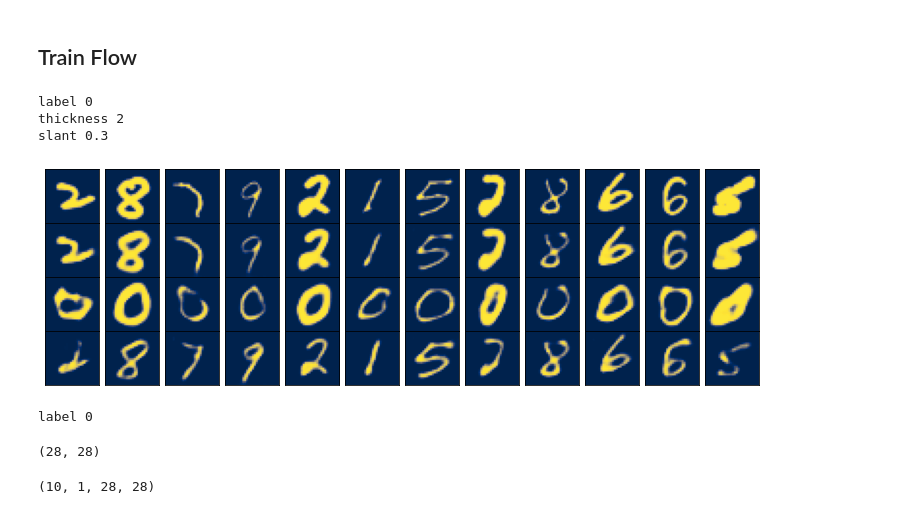
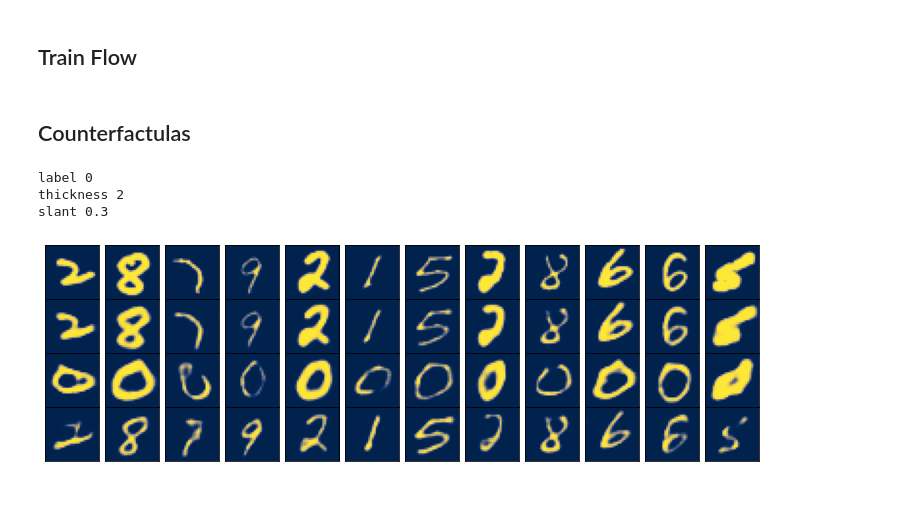
Before and after one commit to jessicabohm/macaw-2D, a Jupyter notebook: MorphoMNIST.ipynb, the cells around one changed output. Drawn from its saved outputs; the diff is of its cells as text; code cells hidden in the pictures.

Commit message:
MMNIST experiments added

```diff
--- a/MorphoMNIST.ipynb
+++ b/MorphoMNIST.ipynb
@@ -68,7 +37,6 @@ class EarlyStopper:
 ## Train AE
 # %%
 encoded_dim = 32
-macaw_dim = 32
 
-automacaw_model = automacaw_mmnist(encoded_dim, macaw_dim)
+model = mmnist(encoded_dim)
 losses = {'mse_train_loss':[],'mse_val_loss':[],'nll_train_loss':[],'nll_val_loss':[]}
@@ -75,9 +45,9 @@ losses = {'mse_train_loss':[],'mse_val_loss':[],'nll_train_loss':[],'nll_val_los
 # %%
 early_stopper = EarlyStopper(patience=3, min_delta=0.00005)
 
-for epoch in (pbar := tqdm(range(100))):
-    mse_train_loss = automacaw_model.train_ae(train_loader, lr=0.001)
-    mse_val_loss = automacaw_model.test_MSE(val_loader)
+for epoch in (pbar := tqdm(range(500))):
+    mse_train_loss = model.train_ae(train_loader, lr=0.001)
+    mse_val_loss = model.test_MSE(val_loader)
 
     losses['mse_train_loss'].append(mse_train_loss)
     losses['mse_val_loss'].append(mse_val_loss)
@@ -85,8 +55,4 @@ for epoch in (pbar := tqdm(range(100))):
     if early_stopper.early_stop(mse_val_loss):
         break
 
-#     clear_output()
-#     fig = automacaw_model.plot_ae_outputs(val_loader)
-
     pbar.set_description(f"mse_train: {mse_train_loss:.6f}, mse_val: {losses['mse_val_loss'][-1]:.6f}")
-#     display(fig)
@@ -102,30 +66,16 @@ plt.ylim([0,0.05])
 # %% [markdown]
 ## Train Flow
-# %%
-automacaw_model.macaw = automacaw_model._init_macaw()
-losses['nll_train_loss'] = []
-losses['nll_val_loss'] = []
 # %%
 early_stopper = EarlyStopper(patience=3, min_delta=0.1)
 
 for epoch in (pbar := tqdm(range(300))):
-    nll_train_loss = automacaw_model.train_macaw(train_loader, lr=0.0001)
-    nll_val_loss = automacaw_model.test_likelihood(val_loader)
+    nll_train_loss = model.train_macaw(train_loader, lr=0.0001)
+    nll_val_loss = model.test_likelihood(val_loader)
 
     losses['nll_train_loss'].append(nll_train_loss)
     losses['nll_val_loss'].append(nll_val_loss)
 
-#     clear_output()
-#     fig = cf_test(automacaw_model,val_loader)
-
-#     print(f"nll_train: {nll_train_loss:.3f}, nll_val: {losses['nll_val_loss'][-1]:.3f}")
-#     display(fig)
-
-    pbar.set_description(f"nll_train: {nll_train_loss:.3f}, nll_val: {losses['nll_val_loss'][-1]:.3f}")
-
-
     if early_stopper.early_stop(nll_val_loss):
         break
 
-#     clear_output()
-#     fig = automacaw_model.plot_ae_outputs(val_loader)
+    pbar.set_description(f"nll_train: {nll_train_loss:.3f}, nll_val: {losses['nll_val_loss'][-1]:.3f}")
@@ -132,7 +85,9 @@ for epoch in (pbar := tqdm(range(300))):
+# %% [markdown]
+## Counterfactulas
 # %%
-automacaw_model.cf_test(val_loader)
+model.cf_test(val_loader)
 # %% [output]
 label 0
 thickness 2
 slant 0.3
-[figure, old version]
+[figure, new version]
@@ -143,27 +93,0 @@ slant 0.3
-# %%
-self = automacaw_model
-cf_vals = {'label':0}
-
-batch = next(iter(val_loader))
-obs = batch[0].detach().cpu().numpy()[:10]
-
-self.encoder.eval()
-self.macaw.eval()
-self.decoder.eval()
-
-cf_vals = self._cfvals_transform(cf_vals)
-
-with torch.no_grad():
-    x_obs, latents = self._batch_to_x(batch)
-    x_cf = self._cf(x_obs, cf_vals)
-    recons = self._x_to_batch(x_cf, latents)
-# %% [output]
-label 0
-# %%
-recons[0][0].shape
-# %% [output]
-(28, 28)
-# %%
-obs.shape
-# %% [output]
-(10, 1, 28, 28)
```
Also changed, not shown: parts of 33 cells of this notebook, 6 other files.
